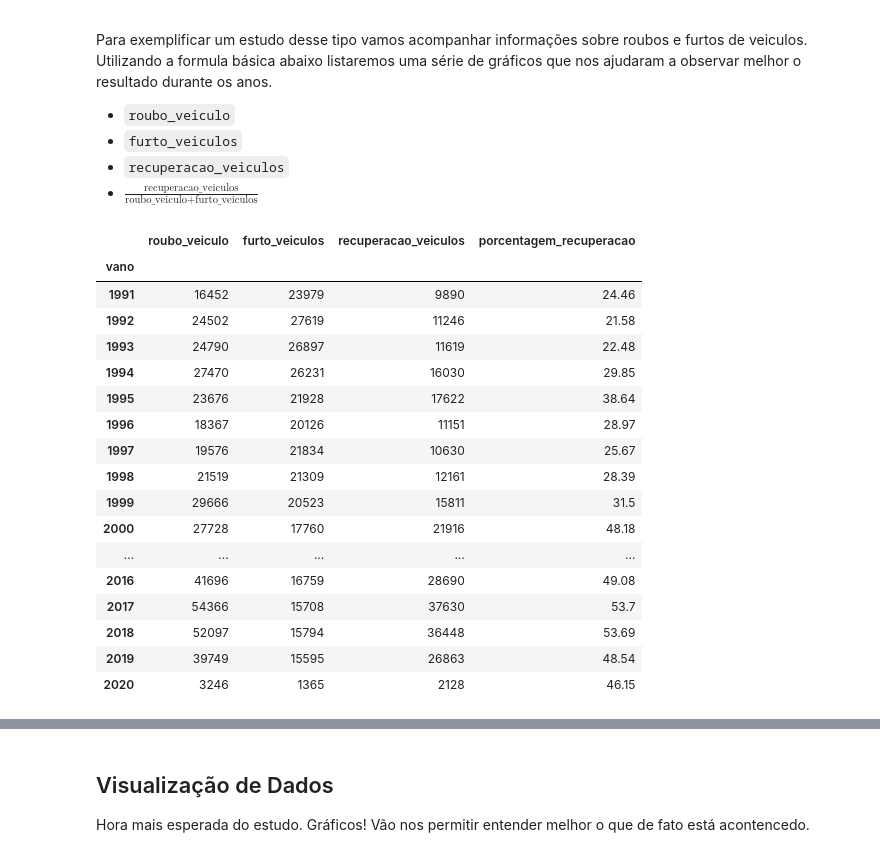
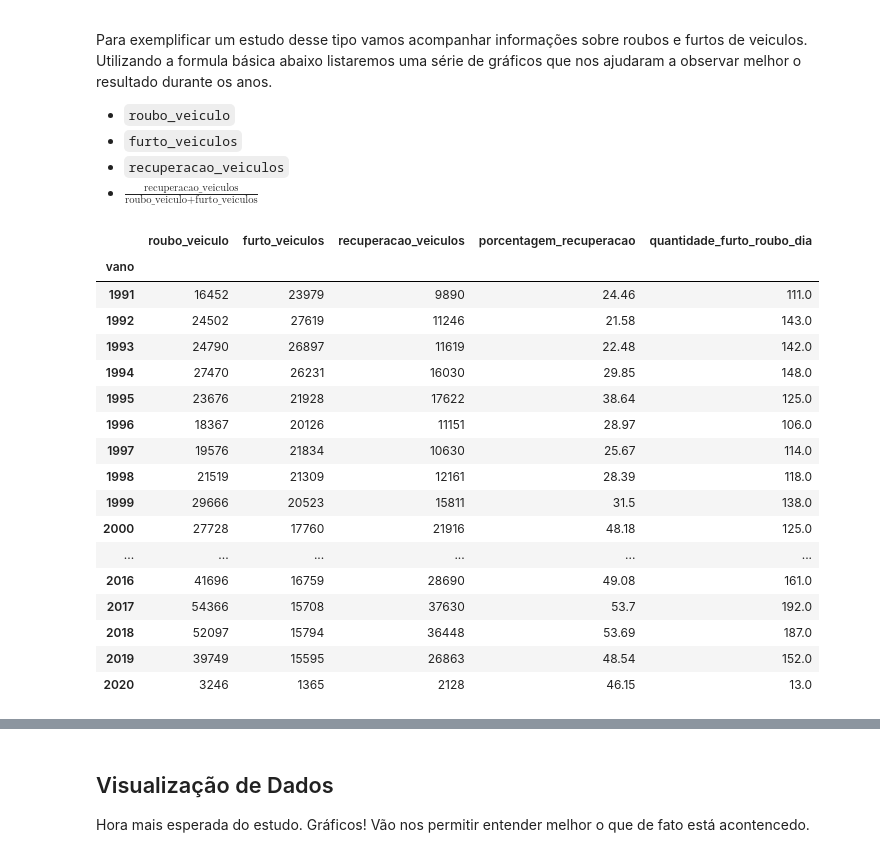
Before and after one commit to DouglasFrancoDS/Data_Sciense, a Jupyter notebook: PROJETO_Analisando_a_Violência_no_Rio_de_Janeirob.ipynb, the cells around one changed output, grey strips where cells are left out. Saved outputs shown, nothing was run; the diff lists cells and outputs as text; code cells hidden in the pictures.

```diff
--- a/PROJETO_Analisando_a_Violência_no_Rio_de_Janeirob.ipynb
+++ b/PROJETO_Analisando_a_Violência_no_Rio_de_Janeirob.ipynb
@@ -141,29 +142,29 @@ Para exemplificar um estudo desse tipo vamos acompanhar informações sobre roub
 # %%
 newdf = df.groupby(['vano']).sum();
 newdf['porcentagem_recuperacao'] = 'NaN';
 
 for index, row in newdf.iterrows():
     newdf.loc[index,'porcentagem_recuperacao'] =  round((row.recuperacao_veiculos / (row.furto_veiculos + row.roubo_veiculo) *100),2);
+    newdf.loc[index,'quantidade_furto_roubo_dia'] = math.ceil((row.furto_veiculos + row.roubo_veiculo)/365);
 
-
-newdf2 = pd.DataFrame(newdf, columns=['roubo_veiculo','furto_veiculos','recuperacao_veiculos','porcentagem_recuperacao']);
+newdf2 = pd.DataFrame(newdf, columns=['roubo_veiculo','furto_veiculos','recuperacao_veiculos','porcentagem_recuperacao','quantidade_furto_roubo_dia']);
 newdf2.head(newdf2.shape[0])
 # %% [output]
-|  | roubo_veiculo | furto_veiculos | recuperacao_veiculos | porcentagem_recuperacao |
-| vano |  |  |  |  |
-| 1991 | 16452 | 23979 | 9890 | 24.46 |
-| 1992 | 24502 | 27619 | 11246 | 21.58 |
-| 1993 | 24790 | 26897 | 11619 | 22.48 |
-| 1994 | 27470 | 26231 | 16030 | 29.85 |
-| 1995 | 23676 | 21928 | 17622 | 38.64 |
-| 1996 | 18367 | 20126 | 11151 | 28.97 |
-| 1997 | 19576 | 21834 | 10630 | 25.67 |
-| 1998 | 21519 | 21309 | 12161 | 28.39 |
-| 1999 | 29666 | 20523 | 15811 | 31.5 |
-| 2000 | 27728 | 17760 | 21916 | 48.18 |
-| ... | ... | ... | ... | ... |
-| 2016 | 41696 | 16759 | 28690 | 49.08 |
-| 2017 | 54366 | 15708 | 37630 | 53.7 |
-| 2018 | 52097 | 15794 | 36448 | 53.69 |
-| 2019 | 39749 | 15595 | 26863 | 48.54 |
-| 2020 | 3246 | 1365 | 2128 | 46.15 |
+|  | roubo_veiculo | furto_veiculos | recuperacao_veiculos | porcentagem_recuperacao | quantidade_furto_roubo_dia |
+| vano |  |  |  |  |  |
+| 1991 | 16452 | 23979 | 9890 | 24.46 | 111.0 |
+| 1992 | 24502 | 27619 | 11246 | 21.58 | 143.0 |
+| 1993 | 24790 | 26897 | 11619 | 22.48 | 142.0 |
+| 1994 | 27470 | 26231 | 16030 | 29.85 | 148.0 |
+| 1995 | 23676 | 21928 | 17622 | 38.64 | 125.0 |
+| 1996 | 18367 | 20126 | 11151 | 28.97 | 106.0 |
+| 1997 | 19576 | 21834 | 10630 | 25.67 | 114.0 |
+| 1998 | 21519 | 21309 | 12161 | 28.39 | 118.0 |
+| 1999 | 29666 | 20523 | 15811 | 31.5 | 138.0 |
+| 2000 | 27728 | 17760 | 21916 | 48.18 | 125.0 |
+| ... | ... | ... | ... | ... | ... |
+| 2016 | 41696 | 16759 | 28690 | 49.08 | 161.0 |
+| 2017 | 54366 | 15708 | 37630 | 53.7 | 192.0 |
+| 2018 | 52097 | 15794 | 36448 | 53.69 | 187.0 |
+| 2019 | 39749 | 15595 | 26863 | 48.54 | 152.0 |
+| 2020 | 3246 | 1365 | 2128 | 46.15 | 13.0 |
```
Also changed, not shown: parts of 3 cells of this notebook.
